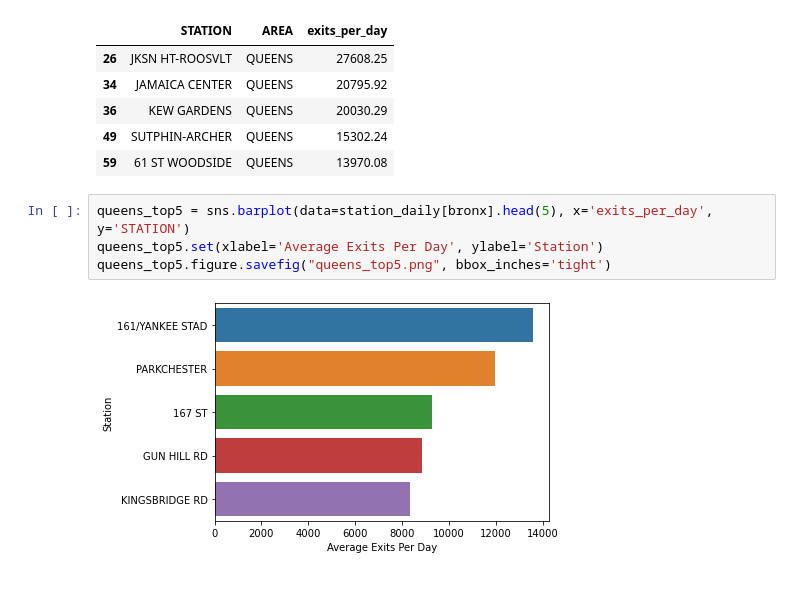
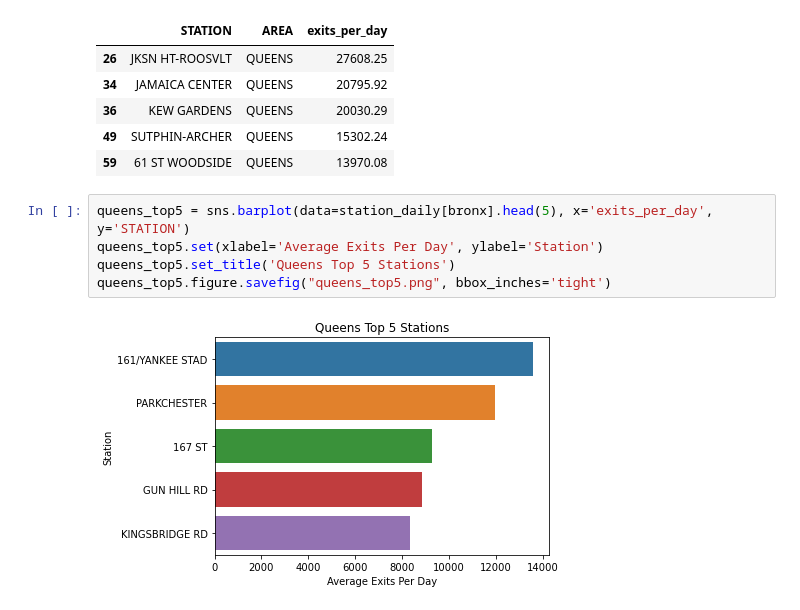
Before and after one commit to Andrewjw91/NY-MTA-Exploratory-Data-Analysis, a Jupyter notebook: mta py 2.ipynb, the cells around one changed output. Drawn from its saved outputs; the diff is of its cells as text.

```diff
--- a/mta py 2.ipynb
+++ b/mta py 2.ipynb
@@ -314,6 +248,7 @@ station_daily[queens].head()
 # %%
 queens_top5 = sns.barplot(data=station_daily[bronx].head(5), x='exits_per_day', y='STATION')
 queens_top5.set(xlabel='Average Exits Per Day', ylabel='Station')
+queens_top5.set_title('Queens Top 5 Stations')
 queens_top5.figure.savefig("queens_top5.png", bbox_inches='tight')
 # %% [output]
-[figure, old version]
+[figure, new version]
```
Also changed, not shown: parts of 5 cells of this notebook.
